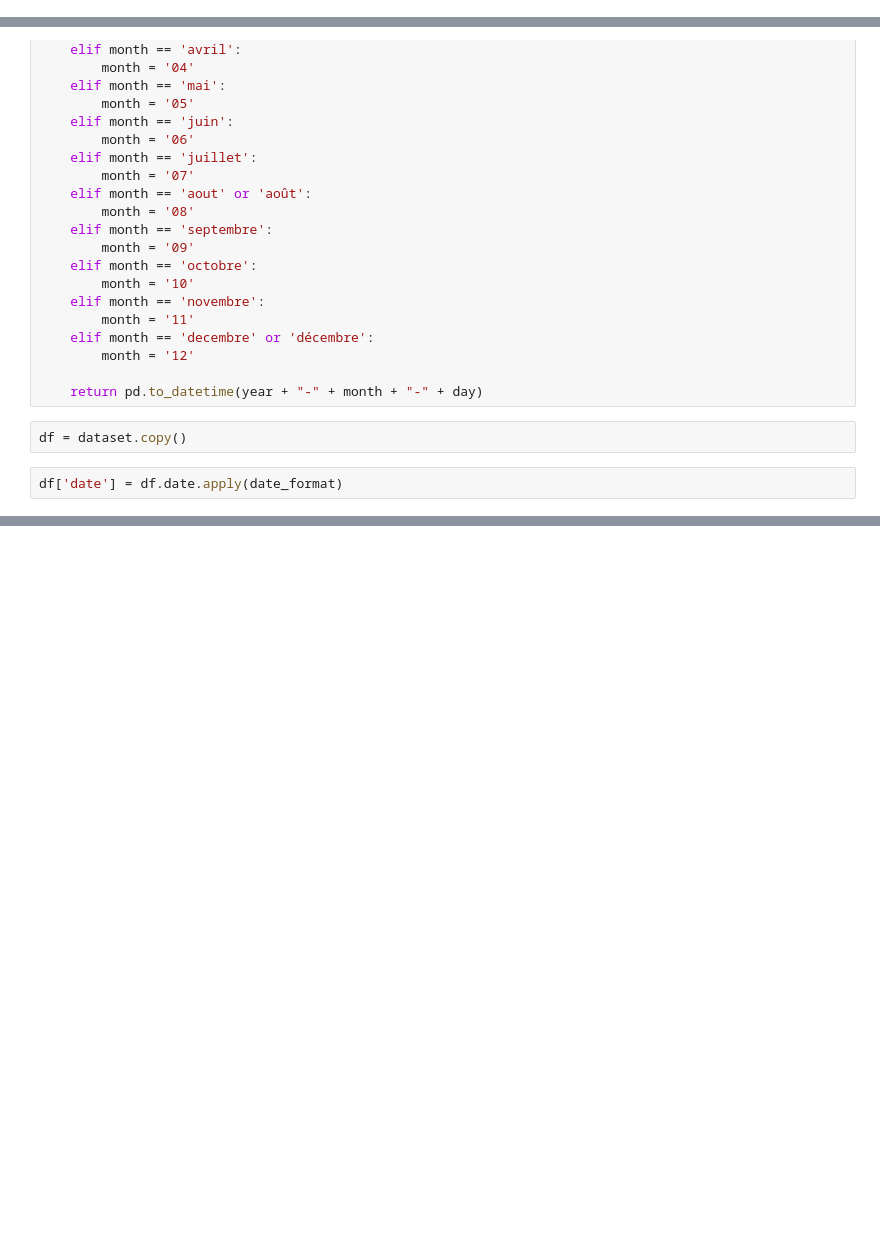
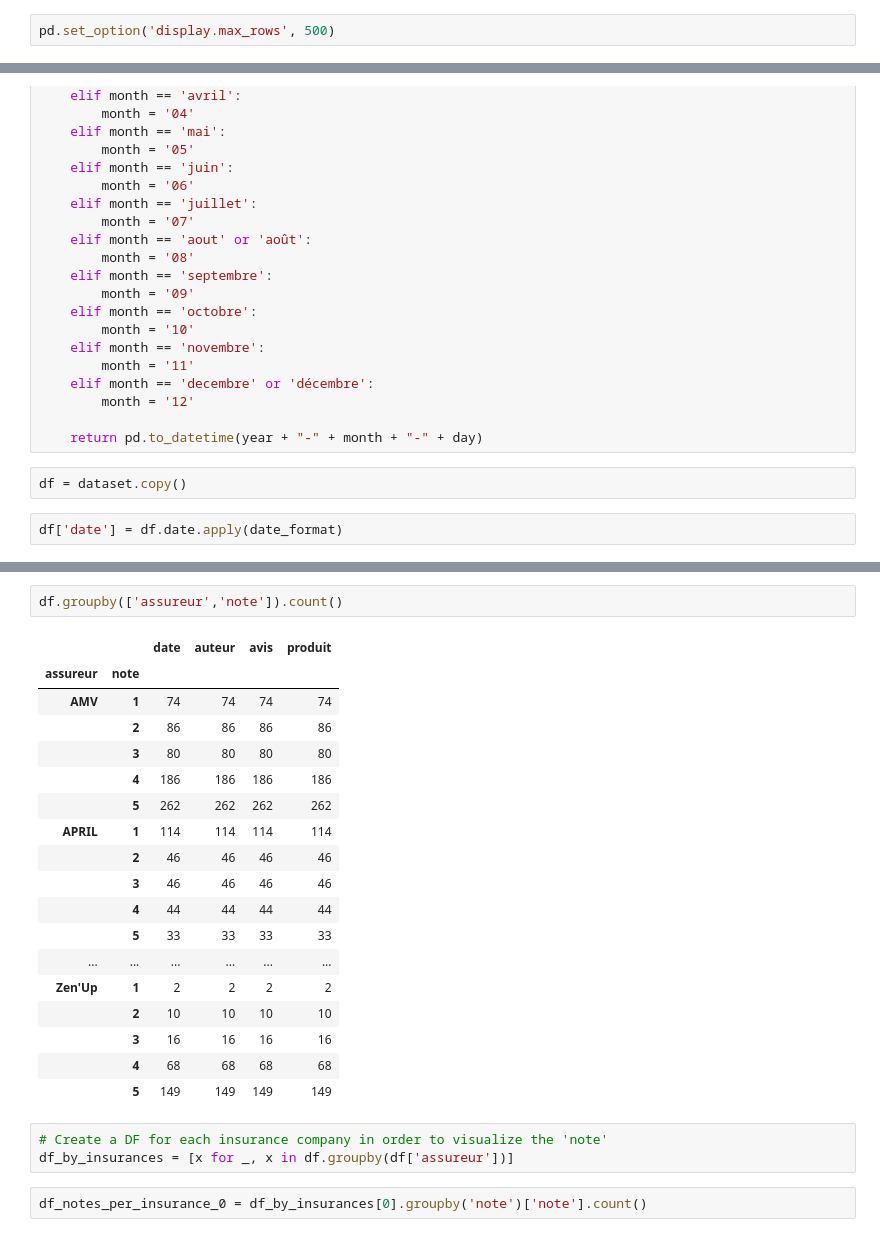
Before and after one commit to m-cheicki/NLP_Project_2, a Jupyter notebook: CELIE_CHEICKISMAIL_NLP_PROJECT2_INSURANCE.ipynb, the cells around one changed output, grey strips where cells are left out. Saved outputs shown, nothing was run; the diff lists cells and outputs as text; blank space fills up the shorter version.

```diff
--- a/CELIE_CHEICKISMAIL_NLP_PROJECT2_INSURANCE.ipynb
+++ b/CELIE_CHEICKISMAIL_NLP_PROJECT2_INSURANCE.ipynb
@@ -15,6 +15,8 @@ dataset)
 ### Data import and pre-processing
 # %%
 import pandas as pd
+# %%
+pd.set_option('display.max_rows', 500)
 # %%
 dataset = pd.read_csv('./dataset/avisassurance_train.csv', sep=";")
 dataset.head(10)
@@ -66,0 +91,26 @@ df['date'] = df.date.apply(date_format)
+# %%
+df.groupby(['assureur','note']).count()
+# %% [output]
+|  |  | date | auteur | avis | produit |
+| assureur | note |  |  |  |  |
+| AMV | 1 | 74 | 74 | 74 | 74 |
+|  | 2 | 86 | 86 | 86 | 86 |
+|  | 3 | 80 | 80 | 80 | 80 |
+|  | 4 | 186 | 186 | 186 | 186 |
+|  | 5 | 262 | 262 | 262 | 262 |
+| APRIL | 1 | 114 | 114 | 114 | 114 |
+|  | 2 | 46 | 46 | 46 | 46 |
+|  | 3 | 46 | 46 | 46 | 46 |
+|  | 4 | 44 | 44 | 44 | 44 |
+|  | 5 | 33 | 33 | 33 | 33 |
+| ... | ... | ... | ... | ... | ... |
+| Zen'Up | 1 | 2 | 2 | 2 | 2 |
+|  | 2 | 10 | 10 | 10 | 10 |
+|  | 3 | 16 | 16 | 16 | 16 |
+|  | 4 | 68 | 68 | 68 | 68 |
+|  | 5 | 149 | 149 | 149 | 149 |
+# %%
+# Create a DF for each insurance company in order to visualize the 'note'
+df_by_insurances = [x for _, x in df.groupby(df['assureur'])]
+# %%
+df_notes_per_insurance_0 = df_by_insurances[0].groupby('note')['note'].count()
```
Also changed, not shown: parts of 6 cells of this notebook.
